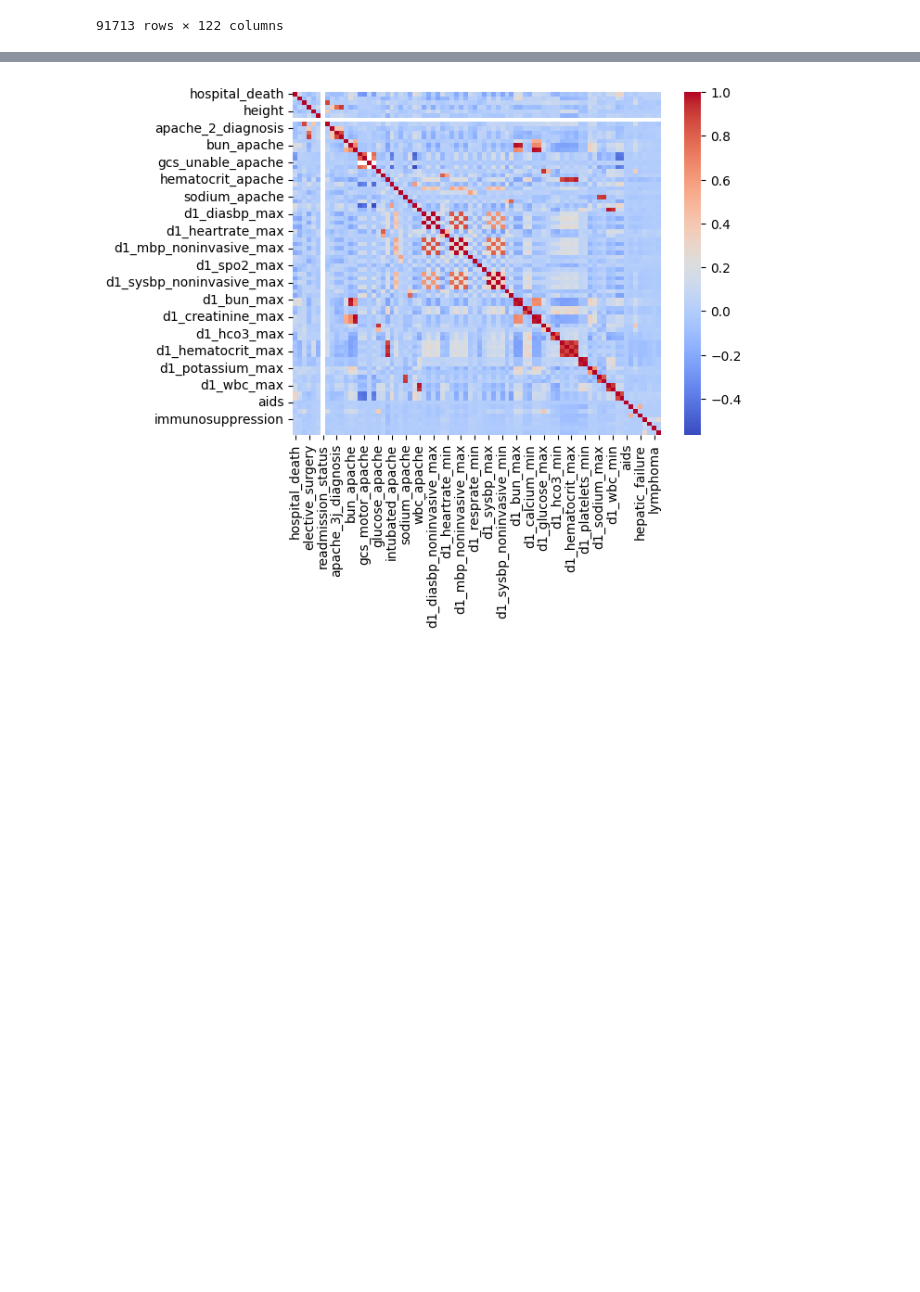
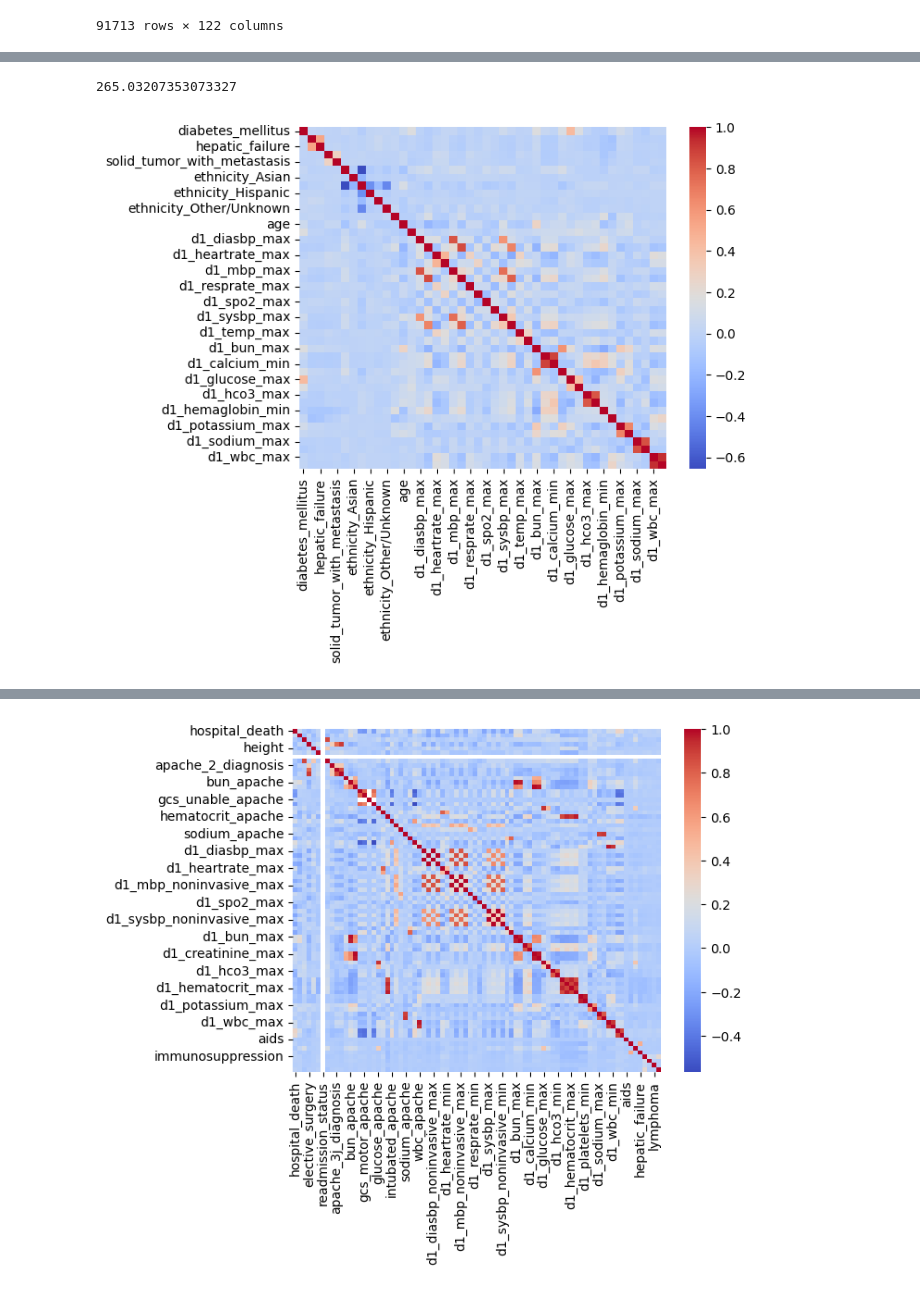
Before and after one commit to DomNau1001/Risk_ICU, a Jupyter notebook: 1_day_analysis.ipynb, the cells around one changed output, grey strips where cells are left out. Cells and saved outputs as stored; diff of their text form; code cells hidden in the pictures; blank space fills up the shorter version.

```diff
--- a/1_day_analysis.ipynb
+++ b/1_day_analysis.ipynb
@@ -120,0 +339,9 @@ df_d1_num_filtered
+# %%
+X_post = pd.concat([X_post_str, X_post_nums], axis = 1, sort = False)
+# %%
+mm_scaler = MinMaxScaler()
+
+X_preprocessed = mm_scaler.fit_transform(X_post)
+# %%
+X_preprocessed = pd.DataFrame(X_preprocessed, columns = X_post.columns)
+X_preprocessed
@@ -120,0 +386,12 @@ df_d1_num_filtered
+# %%
+np.sqrt(len(X_preprocessed))
+# %% [output]
+265.03207353073327
+# %%
+X_preprocessed.drop(columns = ["d1_bun_min", "d1_creatinine_min", "d1_hematocrit_max", "d1_hematocrit_min", "d1_hemaglobin_max", "d1_platelets_max"], inplace = True)
+# %%
+corr = X_preprocessed.corr()
+
+sns.heatmap(corr, cmap = "coolwarm", annot = False);
+# %% [output]
+[figure, added]
```
Also changed, not shown: parts of 37 cells of this notebook.
